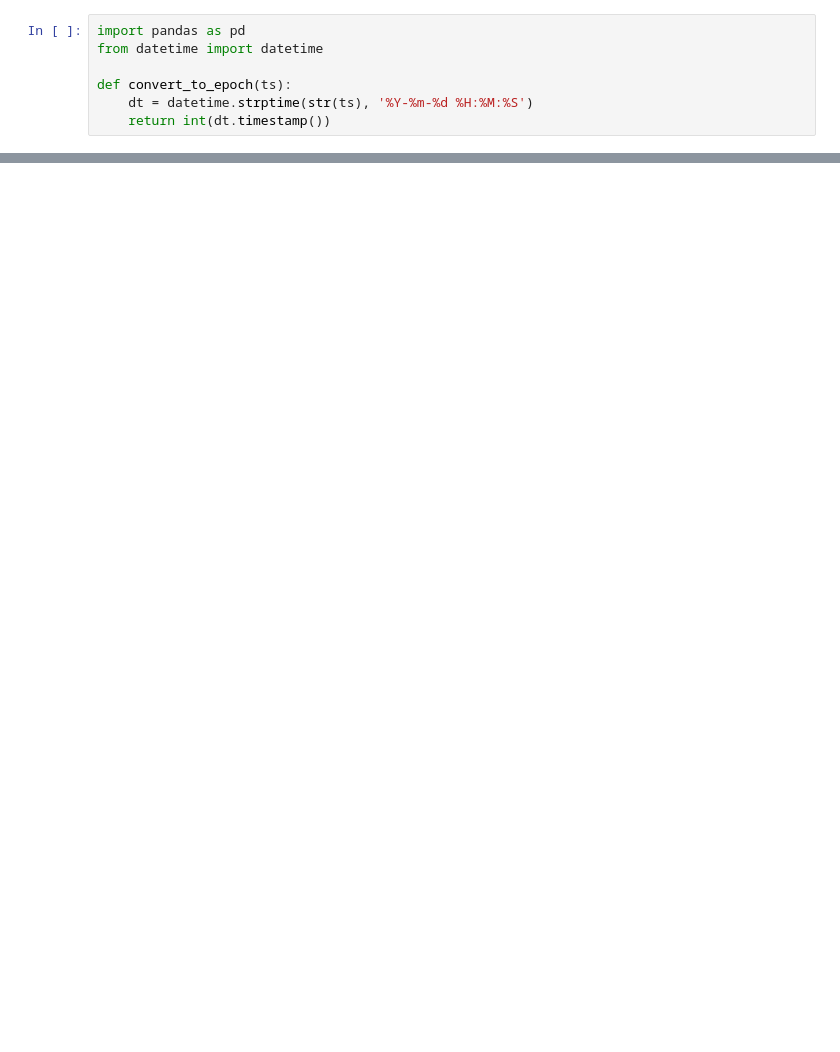
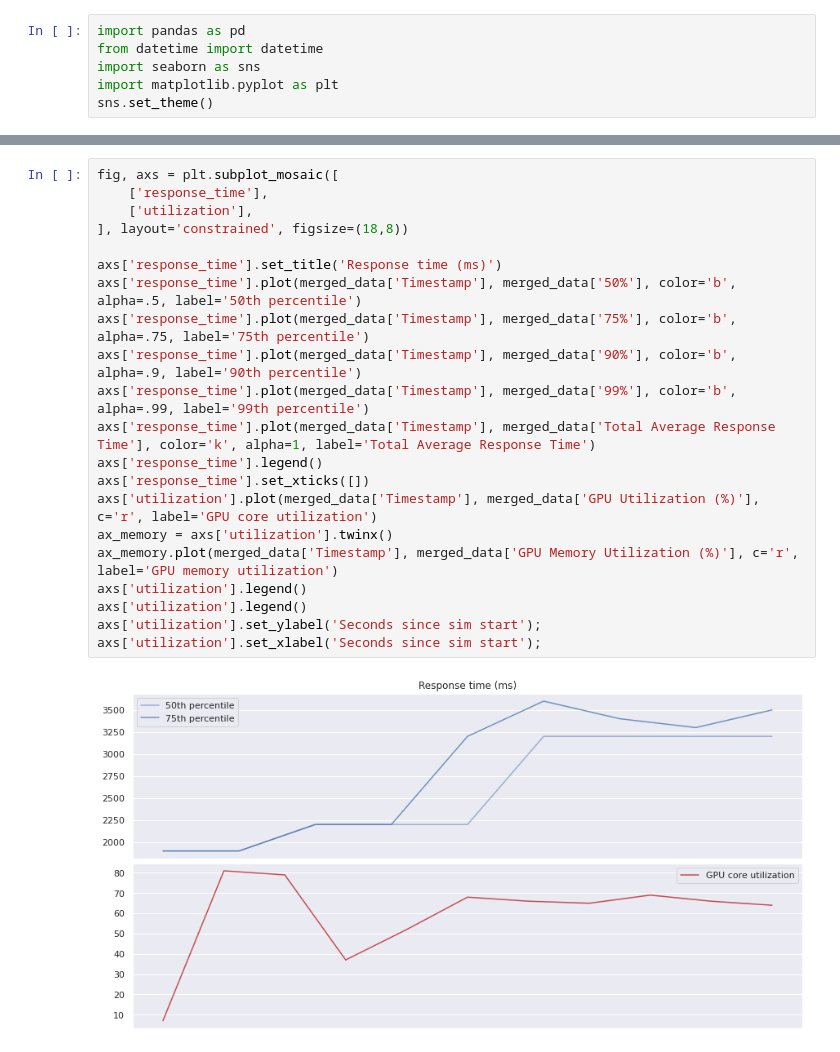
Before and after one commit to emattia/nim-bench, a Jupyter notebook: analysis.ipynb, the cells around one changed output, grey strips where cells are left out. Saved outputs shown, nothing was run; the diff lists cells and outputs as text; blank space fills up the shorter version.

Commit message:
better plotting

```diff
--- a/analysis.ipynb
+++ b/analysis.ipynb
@@ -1,9 +1,8 @@
 # %%
 import pandas as pd
 from datetime import datetime
-
-def convert_to_epoch(ts):
-    dt = datetime.strptime(str(ts), '%Y-%m-%d %H:%M:%S')
-    return int(dt.timestamp())
+import seaborn as sns
+import matplotlib.pyplot as plt
+sns.set_theme()
 # %%
 model = "meta-llama3-8b-instruct"
@@ -51,0 +61,23 @@ merged_data
+# %%
+fig, axs = plt.subplot_mosaic([
+    ['response_time'],
+    ['utilization'],
+], layout='constrained', figsize=(18,8))
+
+axs['response_time'].set_title('Response time (ms)')
+axs['response_time'].plot(merged_data['Timestamp'], merged_data['50%'], color='b', alpha=.5, label='50th percentile')
+axs['response_time'].plot(merged_data['Timestamp'], merged_data['75%'], color='b', alpha=.75, label='75th percentile')
+axs['response_time'].plot(merged_data['Timestamp'], merged_data['90%'], color='b', alpha=.9, label='90th percentile')
+axs['response_time'].plot(merged_data['Timestamp'], merged_data['99%'], color='b', alpha=.99, label='99th percentile')
+axs['response_time'].plot(merged_data['Timestamp'], merged_data['Total Average Response Time'], color='k', alpha=1, label='Total Average Response Time')
+axs['response_time'].legend()
+axs['response_time'].set_xticks([])
+axs['utilization'].plot(merged_data['Timestamp'], merged_data['GPU Utilization (%)'], c='r', label='GPU core utilization')
+ax_memory = axs['utilization'].twinx()
+ax_memory.plot(merged_data['Timestamp'], merged_data['GPU Memory Utilization (%)'], c='r', label='GPU memory utilization')
+axs['utilization'].legend()
+axs['utilization'].legend()
+axs['utilization'].set_ylabel('Seconds since sim start');
+axs['utilization'].set_xlabel('Seconds since sim start');
+# %% [output]
+[figure, added]
```
Also changed, not shown: parts of 8 cells of this notebook, 3 other files.
